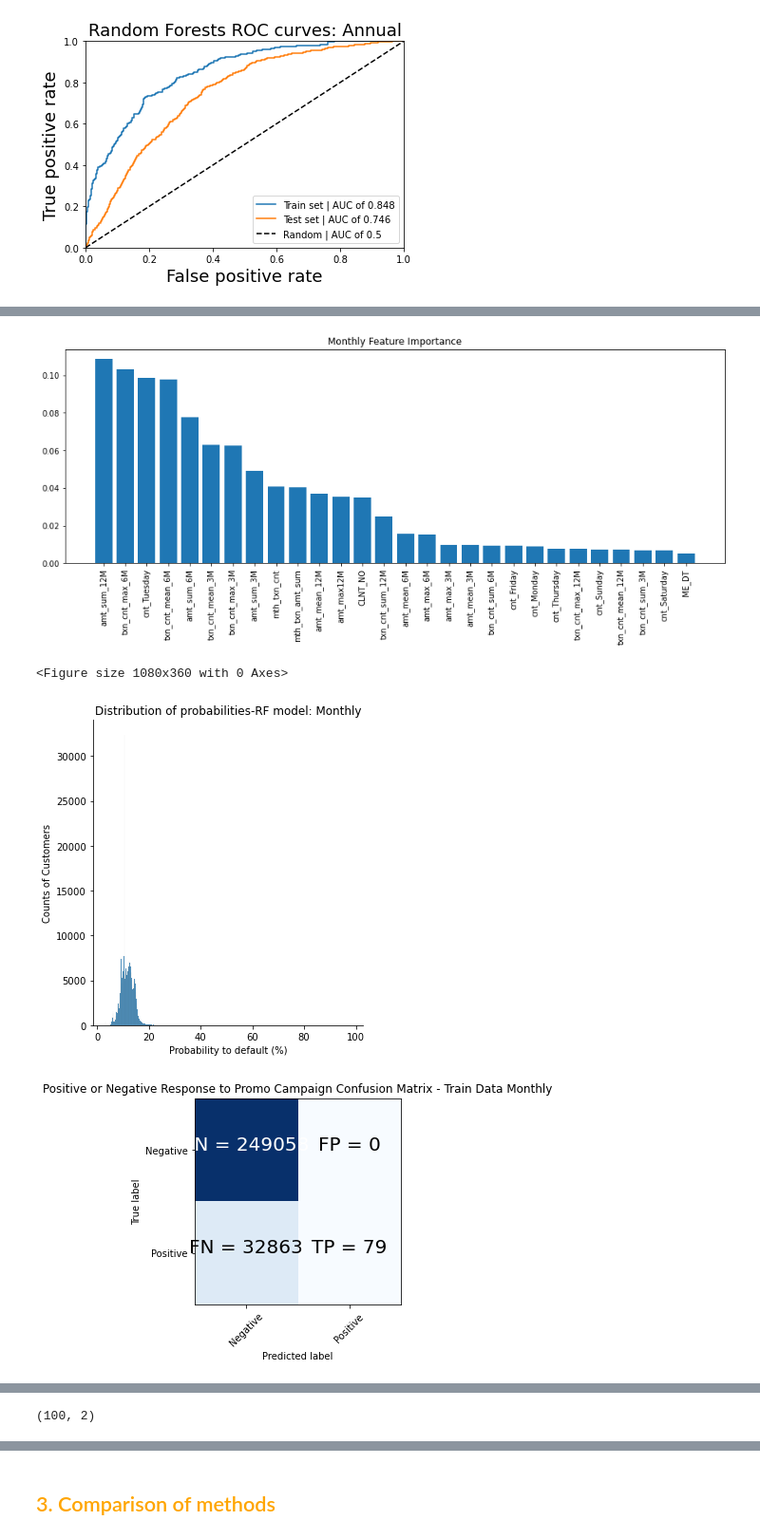
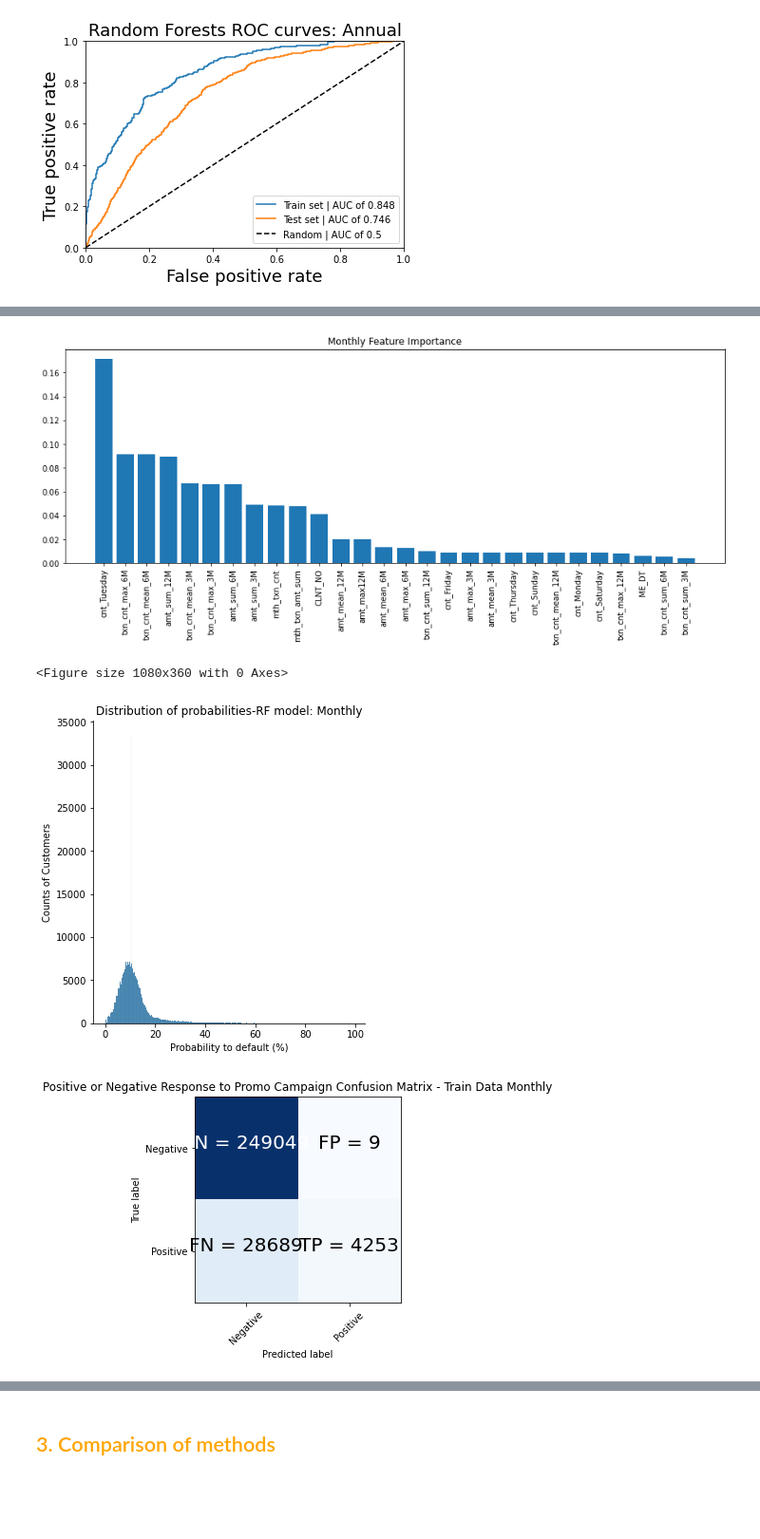
Before and after one commit to PortiaMasibi/Predicting-Response-to-Promotional-Campaign-, a Jupyter notebook: comparing_algorithms.ipynb, the cells around one changed output, grey strips where cells are left out. Shown at 95% size. Saved outputs shown, nothing was run; the diff lists cells and outputs as text; code cells hidden in the pictures; blank space fills up the shorter version.

Commit message:
fixing model selection notebook

```diff
--- a/comparing_algorithms.ipynb
+++ b/comparing_algorithms.ipynb
@@ -1319,7 +1087,7 @@ plt.show()
 # %%
 #Fitting model
 # Define and fit
-estimator = RandomForestClassifier(random_state=0, max_depth = 10)
+estimator = RandomForestClassifier(random_state=0, max_depth = 20)
 dtc_best_model = estimator.fit(X_train_monthly, y_train_monthly)
 scores_train = dtc_best_model.predict_proba(X_train_monthly)[:,1]
 scores_test  = dtc_best_model.predict_proba(X_test_monthly)[:,1]
@@ -1406,84 +1174,34 @@ plt.title('Positive or Negative Response to Promo Campaign Confusion Matrix - Te
 plt.ylabel('True label')
 plt.xlabel('Predicted label')
 tick_marks = np.arange(len(classNames))
 plt.xticks(tick_marks, classNames, rotation=45)
 plt.yticks(tick_marks, classNames)
 s = [['TN','FP'], ['FN', 'TP']]
 thresh = cm.max() / 2.
 for i in range(2):
     for j in range(2):
         plt.text(j,i, str(s[i][j])+" = "+str(cm[i][j]), fontsize = 20,
                  horizontalalignment="center",
                  color="white" if cm[i, j] > thresh else "black")
 plt.show()
 
 
 # Precision and Recall
 print(classification_report(y_test_monthly, y_test_predicted, target_names = ['Positive', 'Negative']))
 
 # ROC Curve
 plt.plot(fpr_train, tpr_train, label='Train set | AUC of {:4.3f}'.format(auc_train));
 plt.plot(fpr_test, tpr_test, label='Test set | AUC of {:4.3f}'.format(auc_test));
 plt.plot([0,1], [0,1], color = 'k', linestyle = '--', label = 'Random | AUC of 0.5');
 plt.ylim([0,1.0])
 plt.xlim([0,1.0])
 plt.title('Random Forests ROC curves: Monthly', fontsize = 18)
 plt.ylabel('True positive rate', fontsize = 18)
 plt.xlabel('False positive rate', fontsize = 18)
 plt.legend()
 plt.show()
-
-
-
-
-# # 2.8  Plotting decision boundary for top 2 features.
-
-
-# # The importances with the highest values are "txn_cnt_mean_6M" and "txn_cnt_max_6M "
-
-# #Limits: Max @ "txn_cnt_mean_6M" :2.17 and @ "txn_cnt_max_6M" :6
-# f1_max = math.ceil(X_train_monthly.max(axis=0)[12] )
-# f2_max = math.ceil(X_train_monthly.max(axis=0)[13] )
-
-# # Limits: Min @ "txn_cnt_mean_6M": 0 and "txn_cnt_max_6M": 0
-# f1_min = math.floor(X_train_monthly.min(axis=0)[12])
-# f2_min = math.floor(X_train_monthly.min(axis=0)[13])
-
-
-# #Creating a 10x10 grid between the min and max values that we will use to estimate the probabilities for the contour plot.
-# xx, yy = np.mgrid[f1_min:f1_max:(f1_max-f1_min)/10, f2_min:f2_max:(f2_max-f2_min)/10] # A 10x10 grid is created
-# grid = np.c_[xx.ravel(), yy.ravel()]
-# print(grid.shape) # Confirm that grid shape is 10x10
-
-# # np.ones is a table full of ones with 100x28 dimension
-# # np.median calculates the median of every column in the X_train along axis=0 (i.e. column)
-# median_inputs = np.ones((100, 28)) * np.median(X_train_monthly, axis=0)
-# pd.DataFrame(median_inputs) # Convert to pandas is not necessary. Just doing it here to have a nice view of the table
-
-# # Then, we replace the 39th and 68th column with the values of the grid
-# median_inputs[:,12] = grid[:,0]
-# median_inputs[:,13] = grid[:,1]
-# df = pd.DataFrame(median_inputs).iloc[:12,10:15] # Convert to pandas is not necessary.
-# df.style.apply(lambda x: ['background: grey' if (x.name == 12)|(x.name == 13)  else '' for i in x])
-
-# probs =  dtc_best_model.predict_proba(median_inputs)[:, 1].reshape(xx.shape)
-
-# f, ax = plt.subplots(figsize=(8, 6))
-# contour = ax.contourf(xx, yy, probs, 25, cmap="RdBu",
-#                       vmin=0, vmax=1)
-# ax_c = f.colorbar(contour)
-# ax_c.set_label("$P(y = 1)$")
-# #x_c.set_ticks([0, .25, .5, .75, 1])
-
-# ax.scatter(X_train_monthly[:,12], X_train_monthly[:, 13], c=y_train_monthly, s=50,cmap="RdBu", vmin=-.2, vmax=1.2,
-#            edgecolor="white", linewidth=1)
-
-# ax.set(aspect="auto",
-#        xlim=(0, 2 ), ylim=(0, 5.3),
-#        xlabel="txn_cnt_mean_6M", ylabel="txn_cnt_max_6M")
-# plt.show()
 # %% [output]
-[figure, old version]
+[figure, new version]
 <Figure size 1080x360 with 0 Axes>
-[figure, old version]
+[figure, new version]
-[figure, old version]
+[figure, new version]
@@ -1500 +1217,0 @@ weighted avg       0.88      0.88      0.83    564000
-(100, 2)
```
Also changed, not shown: parts of 48 cells of this notebook, 1 other file.
